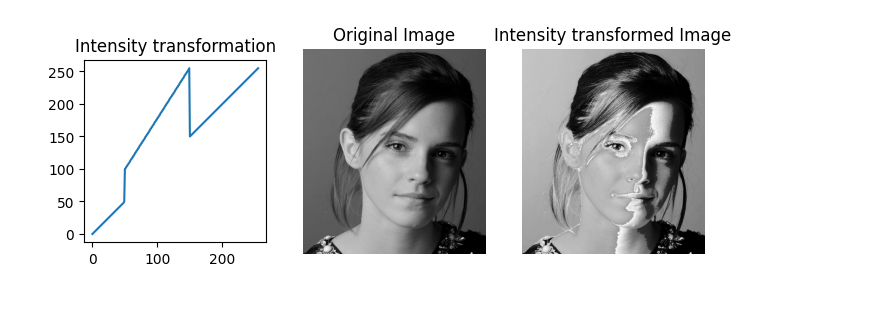
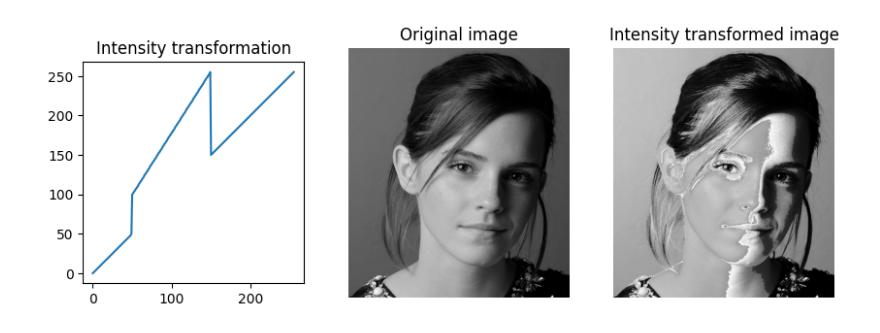
Before and after one commit to yaseemarusiru/Image_Processing_and_Machine_Vision, a Jupyter notebook: EN3160_Assignment_1.ipynb, the cells around one changed output. Saved outputs shown, nothing was run; the diff lists cells and outputs as text; code cells hidden in the pictures; blank space fills up the shorter version.

```diff
--- a/EN3160_Assignment_1.ipynb
+++ b/EN3160_Assignment_1.ipynb
@@ -3,23 +3,27 @@
 # %%
 #Question 1
 import numpy as np
 import cv2 as cv
 import matplotlib.pyplot as plt
 
-f = cv.imread("a1images/emma.jpg",cv.IMREAD_GRAYSCALE)
-assert f is not None
+gray_image = cv.imread("a1images/emma.jpg",cv.IMREAD_GRAYSCALE)
+assert gray_image is not None
+
 t1 = np.linspace(0,50,50)
 t2 = np.linspace(50,100,0)
 t3 = np.linspace(100,255,100)
 t4 = np.linspace(150,255,106)
-t = np.concatenate((t1,t2,t3,t4),axis=0).astype(np.uint8)
+transformation = np.concatenate((t1,t2,t3,t4),axis=0).astype(np.uint8)
 assert len(t)==256
-g = cv.LUT(f,t)
+g = cv.LUT(gray_image,transformation)
 
-fig, ax = plt.subplots(1,3,figsize=(8,8))
-ax[0].plot(t), ax[0].set_title("Intensity transformation"), ax[0].set_aspect('equal')
-ax[1].imshow(cv.cvtColor(f,cv.COLOR_BGR2RGB)), ax[1].axis('off'), ax[1].set_title("Original Image")
-ax[2].imshow(cv.cvtColor(g,cv.COLOR_BGR2RGB)), ax[2].axis('off'), ax[2].set_title("Intensity transformed Image")
+fig, ax = plt.subplots(1,3,figsize=(10,10))
+
+ax[0].plot(t)
+ax[0].set_title("Intensity transformation"), ax[0].set_aspect('equal')
+
+ax[1].imshow(cv.cvtColor(f,cv.COLOR_BGR2RGB)), ax[1].axis('off'), ax[1].set_title("Original image")
+ax[2].imshow(cv.cvtColor(g,cv.COLOR_BGR2RGB)), ax[2].axis('off'), ax[2].set_title("Intensity transformed image")
 plt.show()
 # %% [output]
-[figure, old version]
+[figure, new version]
```
